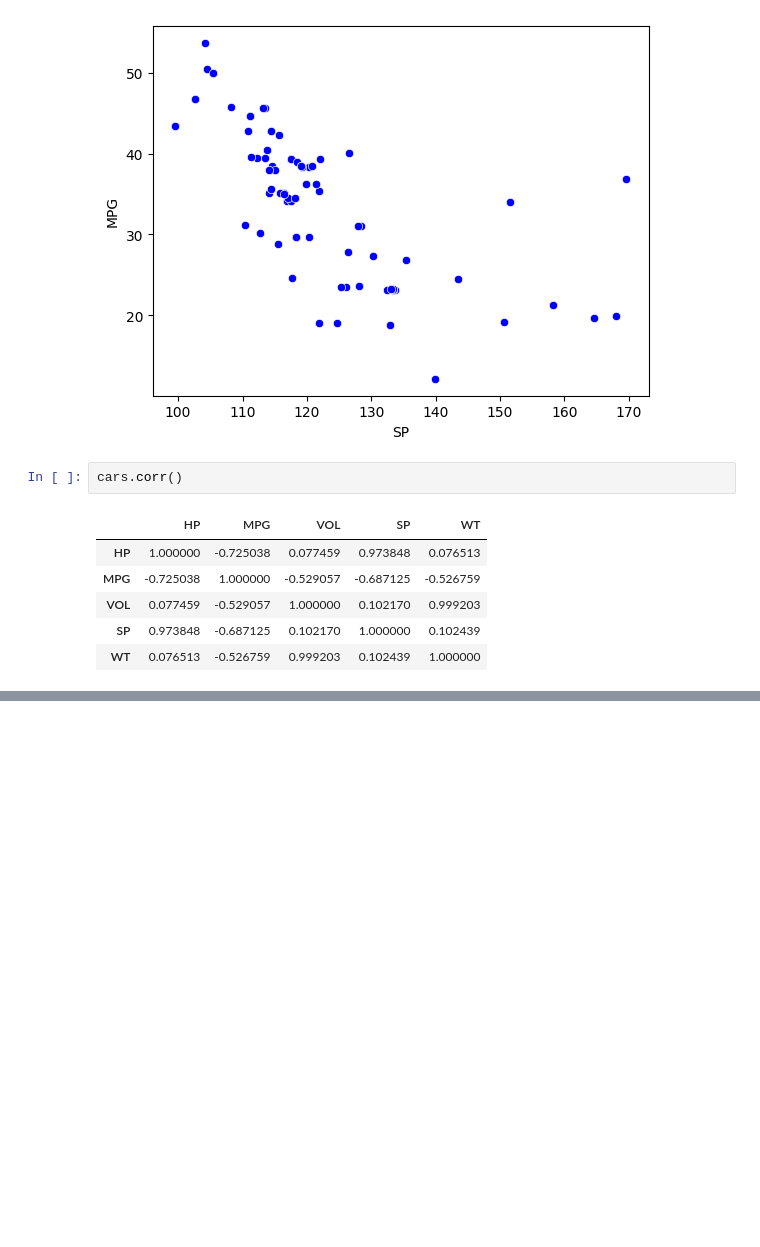
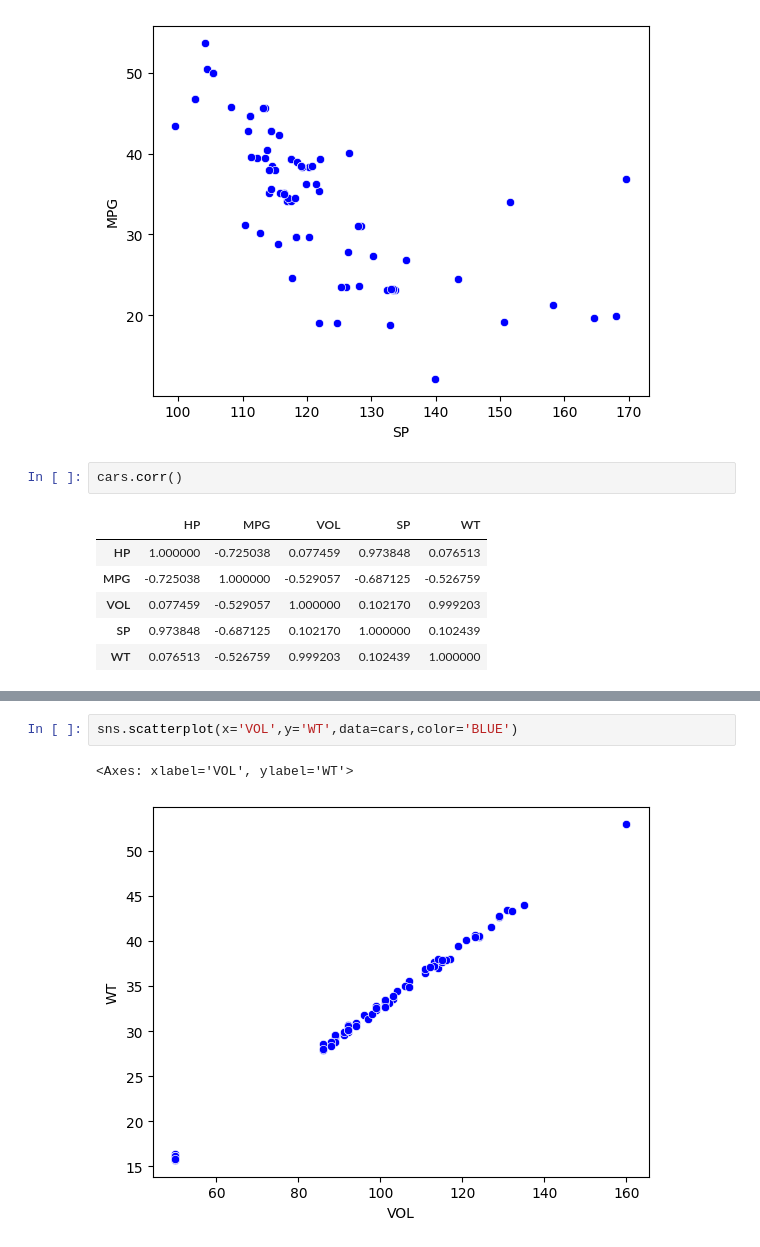
Before and after one commit to ram00407/python_data_types, a Jupyter notebook: day20.ipynb, the cells around one changed output, grey strips where cells are left out. Saved outputs shown, nothing was run; the diff lists cells and outputs as text; blank space fills up the shorter version.

```diff
--- a/day20.ipynb
+++ b/day20.ipynb
@@ -148,0 +154,5 @@ plt.show()
+# %%
+sns.scatterplot(x='VOL',y='WT',data=cars,color='BLUE')
+# %% [output]
+<Axes: xlabel='VOL', ylabel='WT'>
+[figure, added]
```
Also changed, not shown: parts of 5 cells of this notebook.
